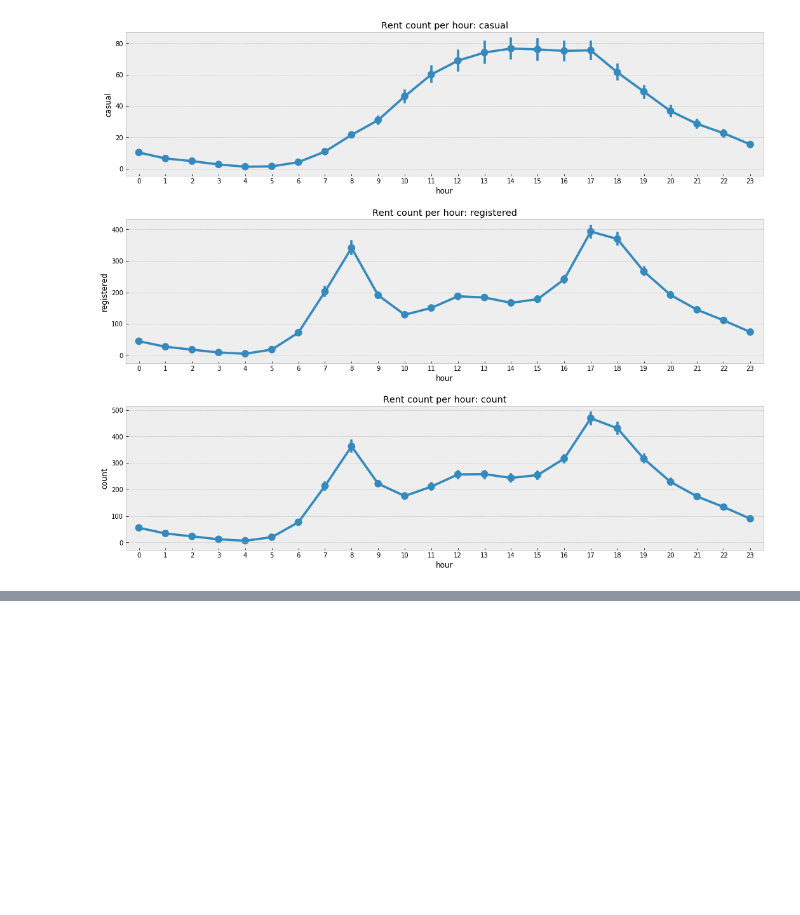
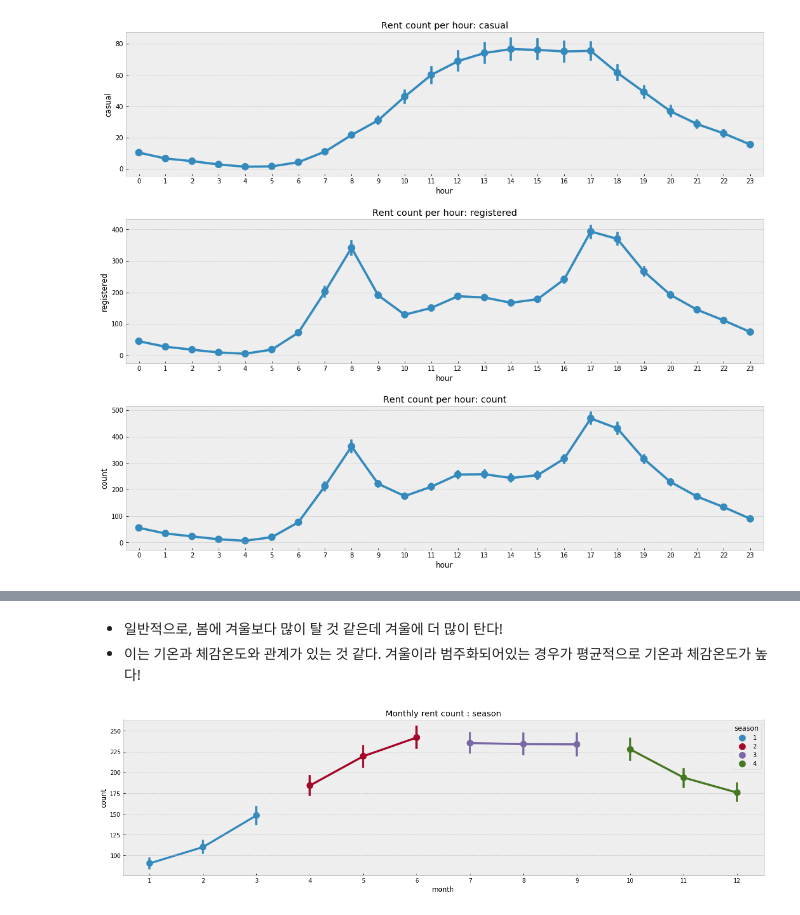
Before and after one commit to miniii222/-_-, a Jupyter notebook: kernel_study/Bike_Sharing_1.ipynb, the cells around one changed output, grey strips where cells are left out. Cells and saved outputs as stored; diff of their text form; code cells hidden in the pictures; blank space fills up the shorter version.

```diff
--- a/kernel_study/Bike_Sharing_1.ipynb
+++ b/kernel_study/Bike_Sharing_1.ipynb
@@ -275,0 +309,10 @@ for i, col in enumerate(cols) :
+# %% [markdown]
+- 일반적으로, 봄에 겨울보다 많이 탈 것 같은데 겨울에 더 많이 탄다!
+- 이는 기온과 체감온도와 관계가 있는 것 같다. 겨울이라 범주화되어있는 경우가 평균적으로 기온과 체감온도가 높다!
+# %%
+f,ax = plt.subplots(nrows = 1, ncols = 1, figsize = (20,5))
+sns.pointplot(data = train, x = 'month', y = 'count', hue = 'season', ax = ax)
+ax.set_title('Monthly rent count : season')
+plt.show()
+# %% [output]
+[figure, added]
```
Also changed, not shown: parts of 49 cells of this notebook.
